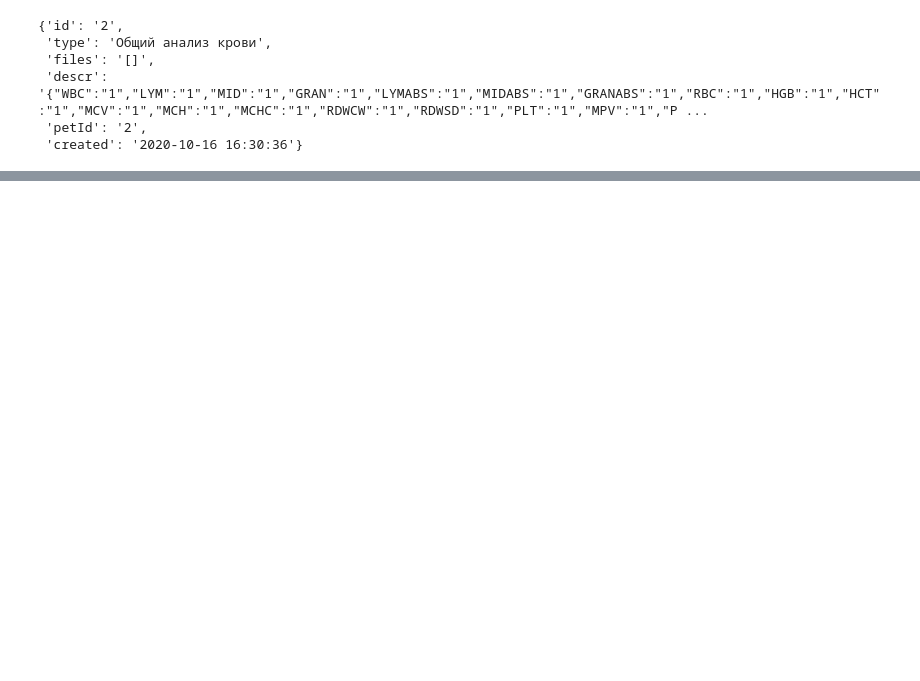
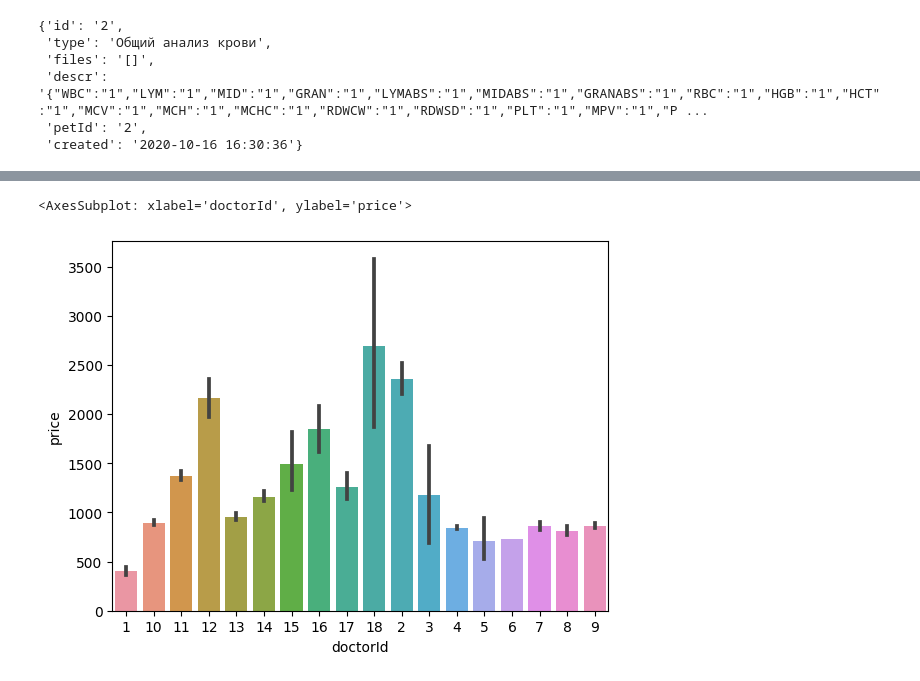
Before and after one commit to PaaAngk/VKR-Vet-app, a Jupyter notebook: portDB.ipynb, the cells around one changed output, grey strips where cells are left out. Saved outputs shown, nothing was run; the diff lists cells and outputs as text; code cells hidden in the pictures; blank space fills up the shorter version.

```diff
--- a/portDB.ipynb
+++ b/portDB.ipynb
@@ -589,0 +582,4 @@ with conn:
+# %%
+import pandas as pd
+df = pd.DataFrame(bac['enters'])
+df.head()
@@ -589,0 +598,5 @@ with conn:
+# %%
+sns.barplot(data=df, x=df["doctorId"].astype('category'), y=df["price"].astype(np.float32))
+# %% [output]
+<AxesSubplot: xlabel='doctorId', ylabel='price'>
+[figure, added]
```
Also changed, not shown: parts of 21 cells of this notebook, 42 other files.
